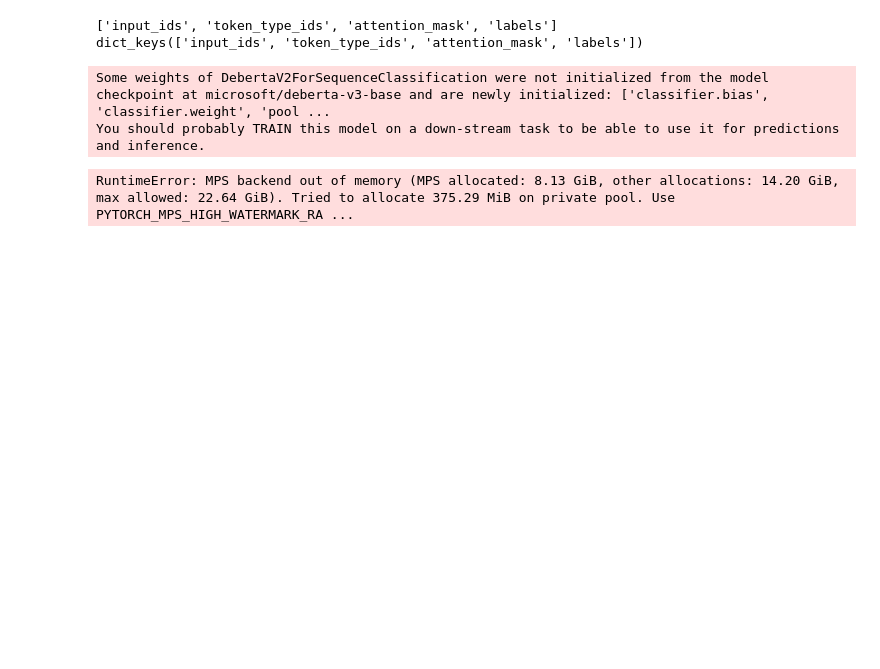
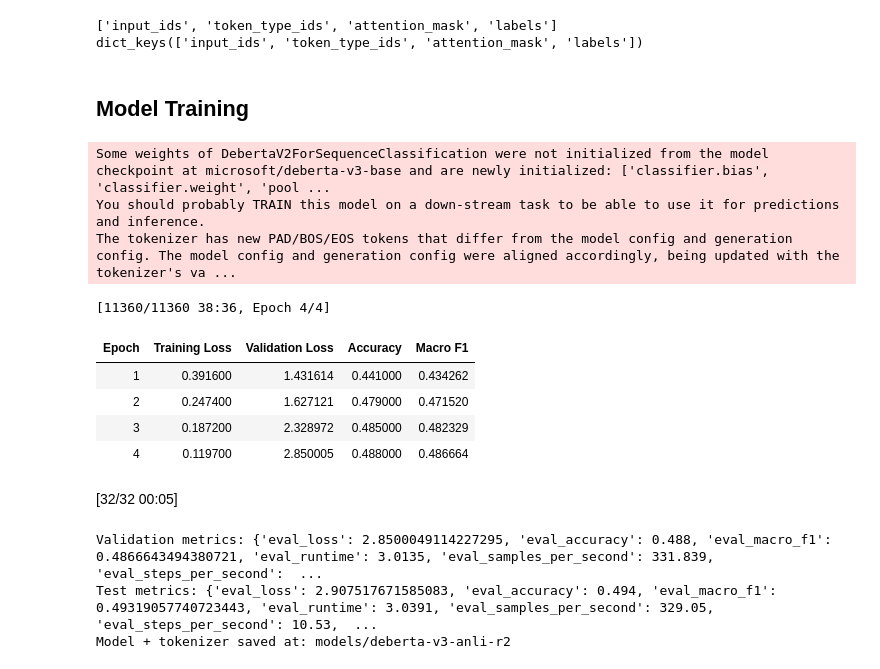
Before and after one commit to Sanshrit/EAI_Multiclass_Classification, a Jupyter notebook: notebooks/01_anli_r2_eda_and_model.ipynb, the cells around one changed output. Drawn from its saved outputs; the diff is of its cells as text; code cells hidden in the pictures; blank space fills up the shorter version.

```diff
--- a/notebooks/01_anli_r2_eda_and_model.ipynb
+++ b/notebooks/01_anli_r2_eda_and_model.ipynb
@@ -367,21 +381,11 @@ Label mapping: {0: 'entailment', 1: 'neutral', 2: 'contradiction'}
 Train size (cleaned): 45429
 Dev size: 1000 | Test size: 1000
 # %%
-# %% STEP 2A — Tokenizer & preprocessing
+# Tokenizer
 from transformers import AutoTokenizer
 
 MODEL_NAME = "microsoft/deberta-v3-base"
-MAX_LEN = 256   # from your EDA (95th percentile comfortably fits)
+MAX_LEN = 256   #from EDA (95th percentile)
 
 tok = AutoTokenizer.from_pretrained(MODEL_NAME)
-
-def preprocess(batch):
-    # Pair-encode: [CLS] premise [SEP] hypothesis
-    return tok(
-        batch["premise"],
-        batch["hypothesis"],
-        truncation=True,
-        padding=False,      # let Trainer handle padding dynamically
-        max_length=MAX_LEN
-    )
 # %%
@@ -421,6 +423,8 @@ print(ds_train_tok[0].keys())
 # %% [output]
 ['input_ids', 'token_type_ids', 'attention_mask', 'labels']
 dict_keys(['input_ids', 'token_type_ids', 'attention_mask', 'labels'])
+# %% [markdown]
+## Model Training
 # %%
 from transformers import AutoModelForSequenceClassification, TrainingArguments, Trainer
 import evaluate
@@ -439,7 +443,7 @@ def compute_metrics(eval_pred):
         "macro_f1": f1_metric.compute(predictions=preds, references=labels, average="macro")["f1"],
     }
 
-# --- Load model ---
+#Load model
 model = AutoModelForSequenceClassification.from_pretrained(
     MODEL_NAME,
     num_labels=3,  # entailment, neutral, contradiction
@@ -447,10 +451,10 @@ model = AutoModelForSequenceClassification.from_pretrained(
     label2id={"entailment": 0, "neutral": 1, "contradiction": 2}
 )
 
-# --- Training configuration ---
+#Training configuration
 training_args = TrainingArguments(
     output_dir="runs/deberta-v3-anli-r2",
-    evaluation_strategy="epoch",
+    eval_strategy="epoch",
     save_strategy="epoch",
     load_best_model_at_end=True,
     metric_for_best_model="macro_f1",
@@ -460,37 +464,48 @@ training_args = TrainingArguments(
     per_device_train_batch_size=16,
     per_device_eval_batch_size=32,
     num_train_epochs=4,
     weight_decay=0.01,
     warmup_ratio=0.06,
-    fp16=True,  # if GPU supports; False if CPU-only
+    fp16=True,  # if GPU supports
     logging_steps=100,
     seed=42,
+    report_to="none"
 )
 
-# --- Trainer setup ---
+# Trainer setup
 trainer = Trainer(
     model=model,
     args=training_args,
     train_dataset=ds_train_tok,
     eval_dataset=ds_val_tok,
     tokenizer=tok,
     compute_metrics=compute_metrics,
     callbacks=[EarlyStoppingCallback(early_stopping_patience=2)]  # stop if no improvement for 2 evals
 )
 
-# --- Train the model ---
+# Train the model
 train_result = trainer.train()
 
-# --- Evaluate ---
+# Evaluate
 print("Validation metrics:", trainer.evaluate(ds_val_tok))
 print("Test metrics:", trainer.evaluate(ds_test_tok))
 
-# --- Save model for Docker/inference ---
+#Save model for inference
 SAVE_DIR = "models/deberta-v3-anli-r2"
 trainer.model.save_pretrained(SAVE_DIR)
 tok.save_pretrained(SAVE_DIR)
-print("✅ Model + tokenizer saved at:", SAVE_DIR)
+print("Model + tokenizer saved at:", SAVE_DIR)
 # %% [output]
 Some weights of DebertaV2ForSequenceClassification were not initialized from the model checkpoint at microsoft/deberta-v3-base and are newly initialized: ['classifier.bias', 'classifier.weight', 'pool ...
 You should probably TRAIN this model on a down-stream task to be able to use it for predictions and inference.
+The tokenizer has new PAD/BOS/EOS tokens that differ from the model config and generation config. The model config and generation config were aligned accordingly, being updated with the tokenizer's va ...
-RuntimeError: MPS backend out of memory (MPS allocated: 8.13 GiB, other allocations: 14.20 GiB, max allowed: 22.64 GiB). Tried to allocate 375.29 MiB on private pool. Use PYTORCH_MPS_HIGH_WATERMARK_RA ...
+[11360/11360 38:36, Epoch 4/4]
+| Epoch | Training Loss | Validation Loss | Accuracy | Macro F1 |
+| 1 | 0.391600 | 1.431614 | 0.441000 | 0.434262 |
+| 2 | 0.247400 | 1.627121 | 0.479000 | 0.471520 |
+| 3 | 0.187200 | 2.328972 | 0.485000 | 0.482329 |
+| 4 | 0.119700 | 2.850005 | 0.488000 | 0.486664 |
+[32/32 00:05]
+Validation metrics: {'eval_loss': 2.8500049114227295, 'eval_accuracy': 0.488, 'eval_macro_f1': 0.4866643494380721, 'eval_runtime': 3.0135, 'eval_samples_per_second': 331.839, 'eval_steps_per_second':  ...
+Test metrics: {'eval_loss': 2.907517671585083, 'eval_accuracy': 0.494, 'eval_macro_f1': 0.49319057740723443, 'eval_runtime': 3.0391, 'eval_samples_per_second': 329.05, 'eval_steps_per_second': 10.53,  ...
+Model + tokenizer saved at: models/deberta-v3-anli-r2
```
Also changed, not shown: parts of 16 cells of this notebook, 8 other files.
